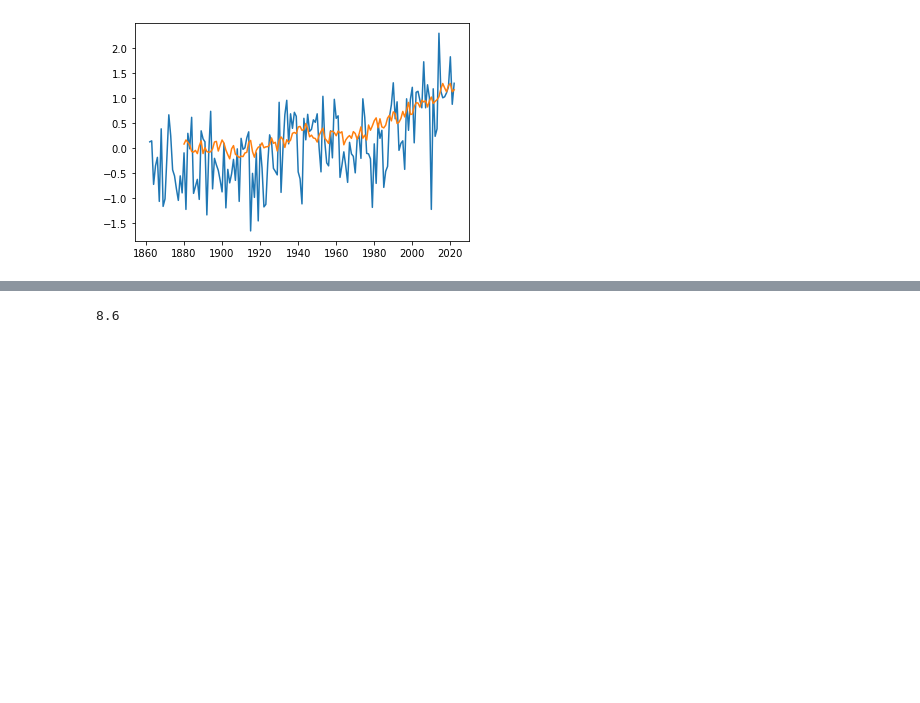
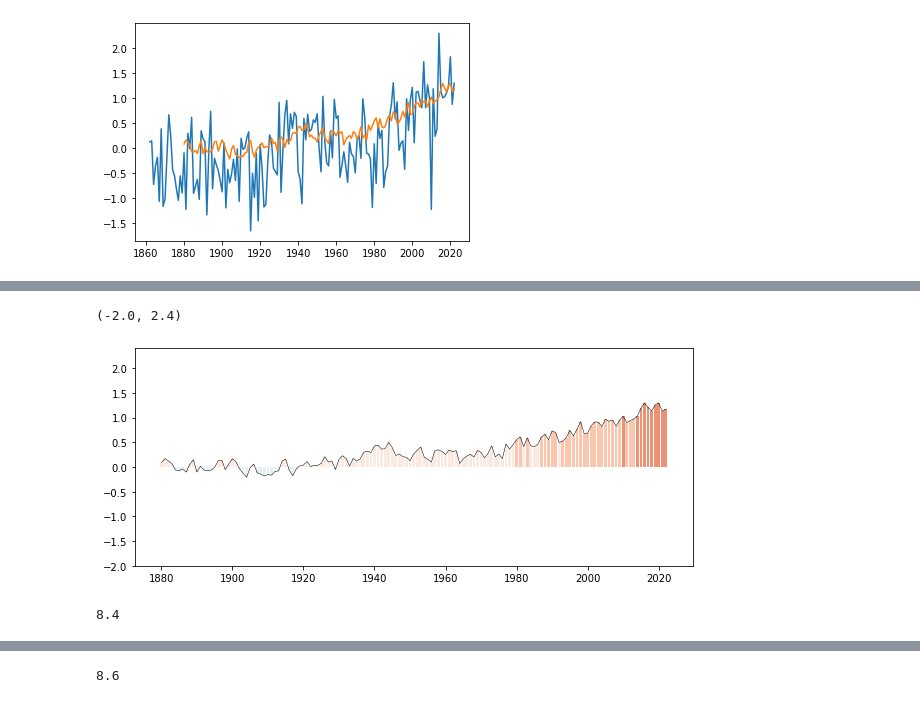
Before and after one commit to irendundas/EkteData, a Jupyter notebook: Workinprogress/Osteroy_vgs.ipynb, the cells around one changed output, grey strips where cells are left out. Saved outputs shown, nothing was run; the diff lists cells and outputs as text; code cells hidden in the pictures; blank space fills up the shorter version.

```diff
--- a/Workinprogress/Osteroy_vgs.ipynb
+++ b/Workinprogress/Osteroy_vgs.ipynb
@@ -135,0 +130,12 @@ for i in range(length):
+# %%
+fig, ax=plt.subplots(1, 1, figsize=(10, 4))
+for i in range(len(tid['Global'])):
+    # For limits -3 to 3, with 0.5 degree intervals
+    c=int(np.floor((3+temp['Global'][i])*2))
+    plt.bar(tid['Global'][i], temp['Global'][i], color=color[c])
+
+plt.plot(tid['Global'], temp['Global'], 'k', linewidth=0.5)
+plt.ylim(-2, 2.4)
+# %% [output]
+(-2.0, 2.4)
+[figure, added]
@@ -135,0 +151,6 @@ for i in range(length):
+# %%
+# For limits -2 to 2, with 0.25 degree intervals
+var=0.1
+(2+var)*4
+# %% [output]
+8.4
```
Also changed, not shown: parts of 12 cells of this notebook.
